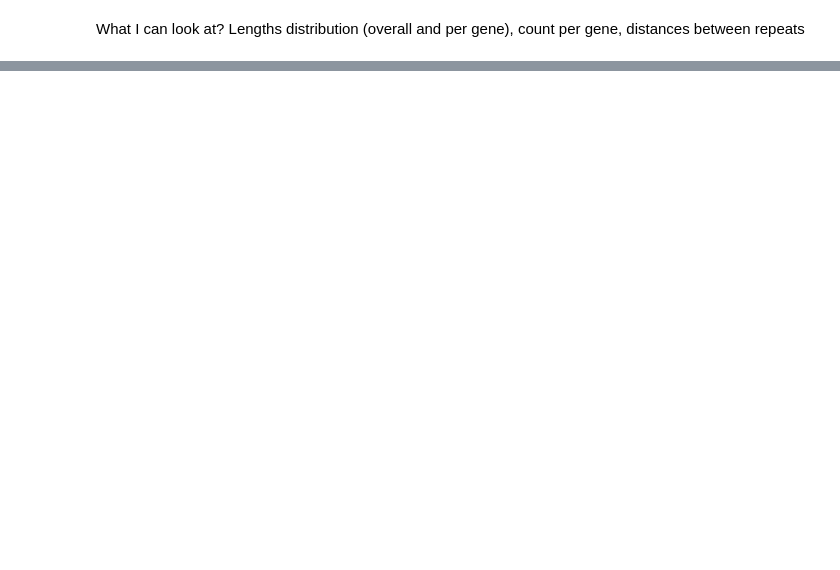
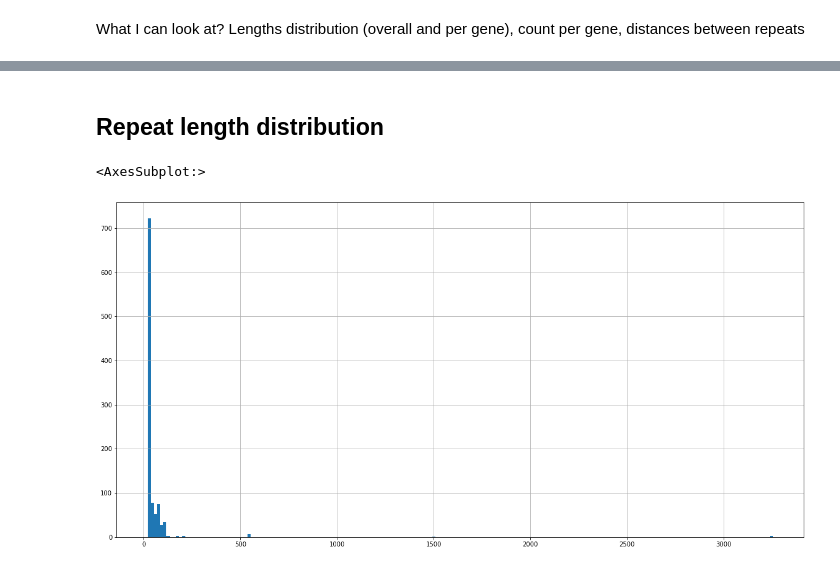
Before and after one commit to andrewgull/HeteroR, a Jupyter notebook: notebooks/repeats_summary.ipynb, the cells around one changed output, grey strips where cells are left out. Saved outputs shown, nothing was run; the diff lists cells and outputs as text; code cells hidden in the pictures; blank space fills up the shorter version.

```diff
--- a/notebooks/repeats_summary.ipynb
+++ b/notebooks/repeats_summary.ipynb
@@ -325,0 +321,7 @@ repeat_df.groupby(by="record_id").size()
+# %% [markdown]
+## Repeat length distribution
+# %%
+repeat_df.length.hist(bins=200)
+# %% [output]
+<AxesSubplot:>
+[figure, added]
```
Also changed, not shown: parts of 9 cells of this notebook.
